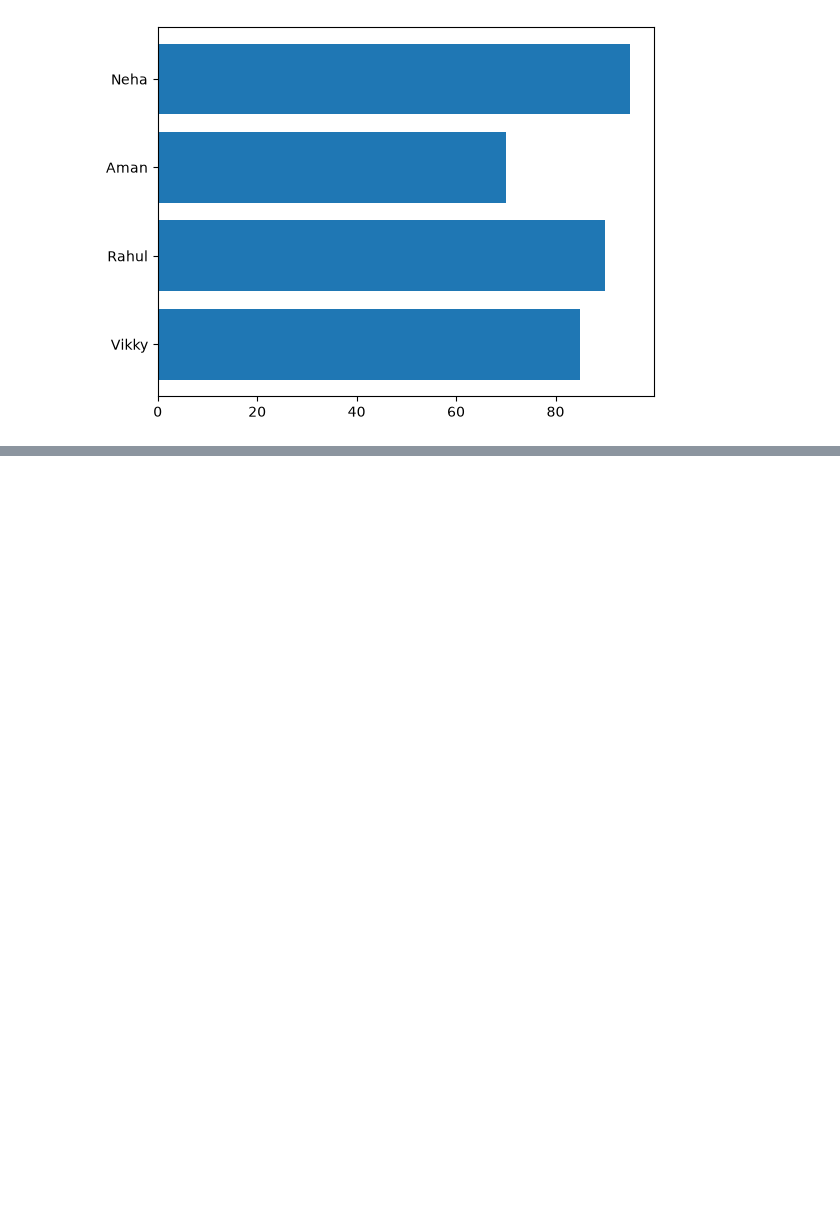
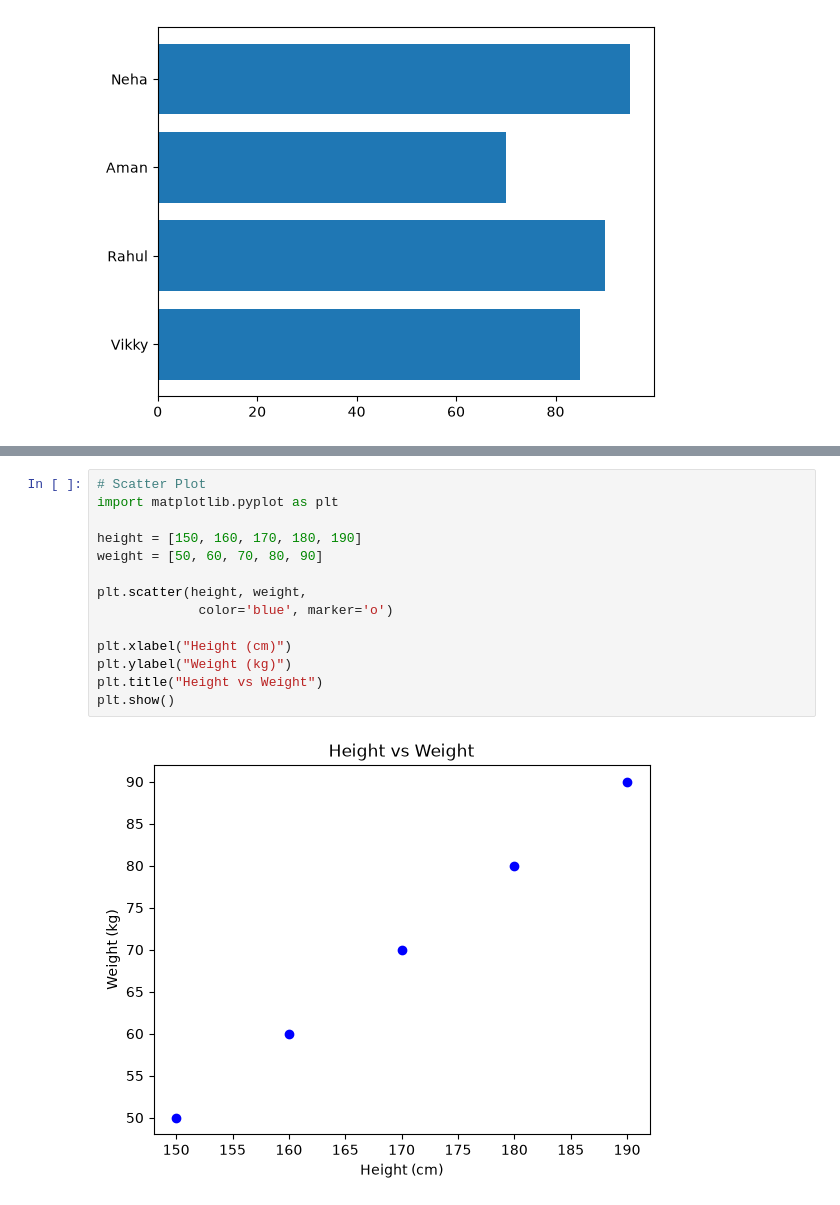
Before and after one commit to Harshit83183/Pythonn, a Jupyter notebook: Day_matplotlib.ipynb, the cells around one changed output, grey strips where cells are left out. Drawn from its saved outputs; the diff is of its cells as text; blank space fills up the shorter version.

```diff
--- a/Day_matplotlib.ipynb
+++ b/Day_matplotlib.ipynb
@@ -81,0 +133,16 @@ plt.show()
+# %%
+# Scatter Plot
+import matplotlib.pyplot as plt
+
+height = [150, 160, 170, 180, 190]
+weight = [50, 60, 70, 80, 90]
+
+plt.scatter(height, weight,
+             color='blue', marker='o')
+
+plt.xlabel("Height (cm)")
+plt.ylabel("Weight (kg)")
+plt.title("Height vs Weight")
+plt.show()
+# %% [output]
+[figure, added]
```
Also changed, not shown: parts of 3 cells of this notebook.
